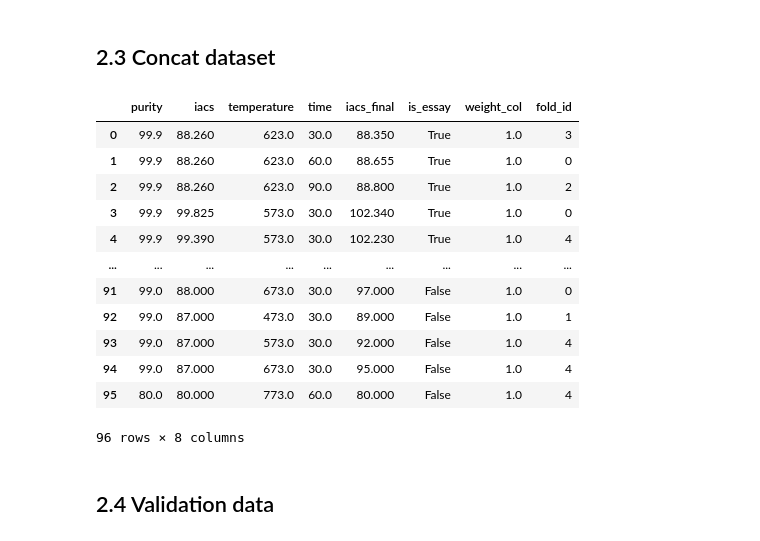
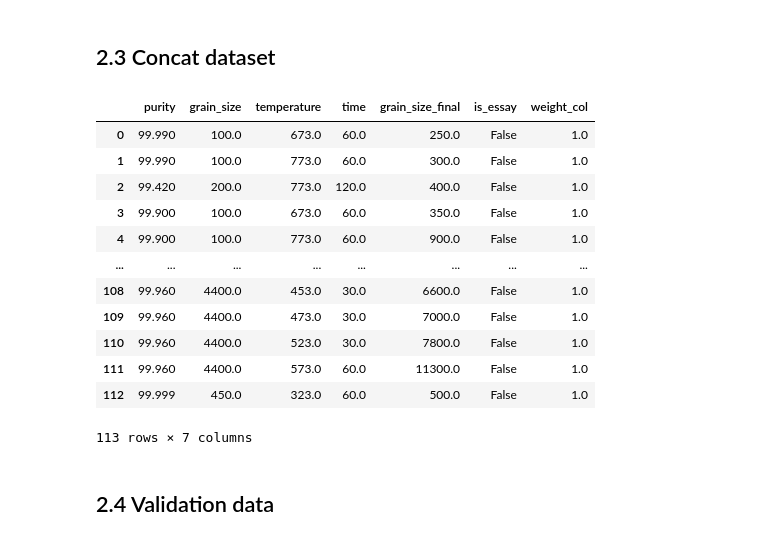
Before and after one commit to FelipeMFO-RM/uncertainty-aware-predictors, a Jupyter notebook: notebooks/modeling/annealing_grain-size.ipynb, the cells around one changed output. Cells and saved outputs as stored; diff of their text form; code cells hidden in the pictures.

```diff
--- a/notebooks/modeling/annealing_grain-size.ipynb
+++ b/notebooks/modeling/annealing_grain-size.ipynb
@@ -63,13 +61,13 @@ load = LoaderHelper()
 All knobs that may change between surrogates / processes / experiments live here. Other notebooks for other surrogates only need to edit this cell.
 # %%
 # ---- Experiment settings ----
-TAG = "full-features_no-weight"
-SCHEMA_DATE = "080626"
+TAG = "first_test_old_data"
+# SCHEMA_DATE = "080626"
 
 # ---- Paths ----
 FILE_NAME = "dataset_annealing_grain-size_new.csv"
-FILE_NAME_SCHEMA_DATA = "schema_annealing_essays_{}.csv".format(SCHEMA_DATE)
-FILE_NAME_VALIDATION_DATA = "Experimental Results Annealing V2 - CompiledResults.csv"
+# FILE_NAME_SCHEMA_DATA = "schema_annealing_essays_{}.csv".format(SCHEMA_DATE)
+# FILE_NAME_VALIDATION_DATA = "Experimental Results Annealing V2 - CompiledResults.csv"
 
 PROCESS = "annealing_grain_size"
 
@@ -81,8 +79,6 @@ os.makedirs(EXPERIMENT_DIR, exist_ok=True)
 # ---- Dataset schema ----
 TARGET = "grain_size_final"
 FEATURES = ["purity", "grain_size", "temperature", "time"]
-# NOTE: the raw CSV also carries "grain_size_ratio" = grain_size_final / grain_size.
-# It is a deterministic function of the TARGET -> pure leakage. NEVER a feature.
 WEIGHT_ON_ESSAY_ROWS = 1
 
 # ---- AutoGluon training knobs (Model A) ----
@@ -99,13 +95,13 @@ NUM_STACK_LEVELS_B = 0
 TIME_LIMIT_B = 60
 
 # ---- Uncertainty pipeline knobs ----
-USE_WEIGHTED_VARIANCE = True      # False = uniform mean/var (sanity check)
+USE_WEIGHTED_VARIANCE = True      # False = uniform mean/var (sanity check); stay with True.
 VARIANCE_FLOOR_FRAC = 0.01        # floor of sigma2_aleat as fraction of Var(y), in case of predictions as "100% sure" it still adds  small variance
 CALIBRATION_ALPHAS = (0.5, 0.8, 0.9, 0.95)
 RECALIBRATION_TARGET_ALPHA = 0.9
 
 # ---- AGL x H2O comparison ----
-USE_SHARED_FOLDS = True           # same fold_id column on both engines
+USE_SHARED_FOLDS = False           # same fold_id column on both engines
 FOLD_SEED = 42
 
 # ---- Physical constraints (inference-time) ----
@@ -139,5 +116,5 @@ df_schema
 # %%
 # Raw CSV.
-df_raw = pd.read_csv(os.path.join(varv.PATHS.data_raw, FILE_NAME))
+df_raw = pd.read_csv(os.path.join(varv.PATHS.data_processed, FILE_NAME))
 df_raw
 # %% [output]
@@ -160,17 +137,11 @@ df_raw
 # masks are skipped when absent (kept generic for future dataset versions).
 df_float = proc.df_to_float(
     df_raw,
-    drop_cols=[c for c in ("DOI",) if c in df_raw.columns],
-    ignore_columns=[c for c in ("material",) if c in df_raw.columns],
+    drop_cols=[c for c in df_raw if c not in FEATURES + [TARGET]],
+    # ignore_columns=[c for c in ("material",) if c in df_raw.columns],
 )
-if "material" in df_float.columns:
-    df_float = feng.label_element(df_float).drop_duplicates()
-    df_float = df_float[df_float.has_Cu == True]
-else:
-    df_float = df_float.drop_duplicates()
+df_float = df_float.drop_duplicates()
 
-# "grain_size_ratio" is TARGET / grain_size -> leakage. Selecting only
-# FEATURES + TARGET drops it (and anything else) explicitly.
 df_lit = df_float[FEATURES + [TARGET]].dropna(subset=[TARGET]).reset_index(drop=True)
 df_lit["is_essay"] = False
 
@@ -181,32 +160,32 @@ df_lit.head()
 # %% [markdown]
 ## 2.3 Concat dataset
 # %%
-df = pd.concat([df_schema, df_lit], ignore_index=True)
+df = pd.concat([df_lit], ignore_index=True)
 
 df["weight_col"] = np.where(df["is_essay"], WEIGHT_ON_ESSAY_ROWS, 1.0)
 
 # Optional shared fold column: the SAME partition is passed to AutoGluon
 # (groups=) and H2O (fold_column=) so OOF comparisons use identical folds.
 if USE_SHARED_FOLDS:
     df = feng.add_stratified_fold_column(
         df, n_folds=NUM_BAG_FOLDS_A, seed=FOLD_SEED,
     )
 
 df
 # %% [output]
-|  | purity | iacs | temperature | time | iacs_final | is_essay | weight_col | fold_id |
-| 0 | 99.9 | 88.260 | 623.0 | 30.0 | 88.350 | True | 1.0 | 3 |
-| 1 | 99.9 | 88.260 | 623.0 | 60.0 | 88.655 | True | 1.0 | 0 |
-| 2 | 99.9 | 88.260 | 623.0 | 90.0 | 88.800 | True | 1.0 | 2 |
-| 3 | 99.9 | 99.825 | 573.0 | 30.0 | 102.340 | True | 1.0 | 0 |
-| 4 | 99.9 | 99.390 | 573.0 | 30.0 | 102.230 | True | 1.0 | 4 |
-| ... | ... | ... | ... | ... | ... | ... | ... | ... |
-| 91 | 99.0 | 88.000 | 673.0 | 30.0 | 97.000 | False | 1.0 | 0 |
-| 92 | 99.0 | 87.000 | 473.0 | 30.0 | 89.000 | False | 1.0 | 1 |
-| 93 | 99.0 | 87.000 | 573.0 | 30.0 | 92.000 | False | 1.0 | 4 |
-| 94 | 99.0 | 87.000 | 673.0 | 30.0 | 95.000 | False | 1.0 | 4 |
-| 95 | 80.0 | 80.000 | 773.0 | 60.0 | 80.000 | False | 1.0 | 4 |
+|  | purity | grain_size | temperature | time | grain_size_final | is_essay | weight_col |
+| 0 | 99.990 | 100.0 | 673.0 | 60.0 | 250.0 | False | 1.0 |
+| 1 | 99.990 | 100.0 | 773.0 | 60.0 | 300.0 | False | 1.0 |
+| 2 | 99.420 | 200.0 | 773.0 | 120.0 | 400.0 | False | 1.0 |
+| 3 | 99.900 | 100.0 | 673.0 | 60.0 | 350.0 | False | 1.0 |
+| 4 | 99.900 | 100.0 | 773.0 | 60.0 | 900.0 | False | 1.0 |
+| ... | ... | ... | ... | ... | ... | ... | ... |
+| 108 | 99.960 | 4400.0 | 453.0 | 30.0 | 6600.0 | False | 1.0 |
+| 109 | 99.960 | 4400.0 | 473.0 | 30.0 | 7000.0 | False | 1.0 |
+| 110 | 99.960 | 4400.0 | 523.0 | 30.0 | 7800.0 | False | 1.0 |
+| 111 | 99.960 | 4400.0 | 573.0 | 60.0 | 11300.0 | False | 1.0 |
+| 112 | 99.999 | 450.0 | 323.0 | 60.0 | 500.0 | False | 1.0 |
-96 rows × 8 columns
+113 rows × 7 columns
 # %% [markdown]
 ## 2.4 Validation data
 # %%
```
Also changed, not shown: parts of 39 cells of this notebook, 1 other file.
